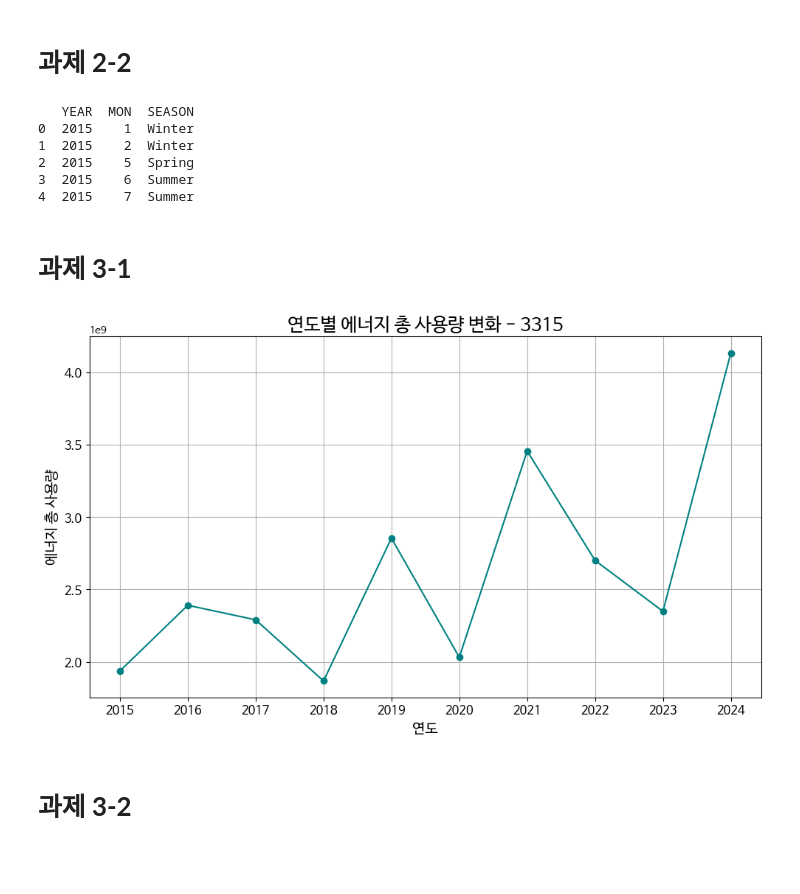
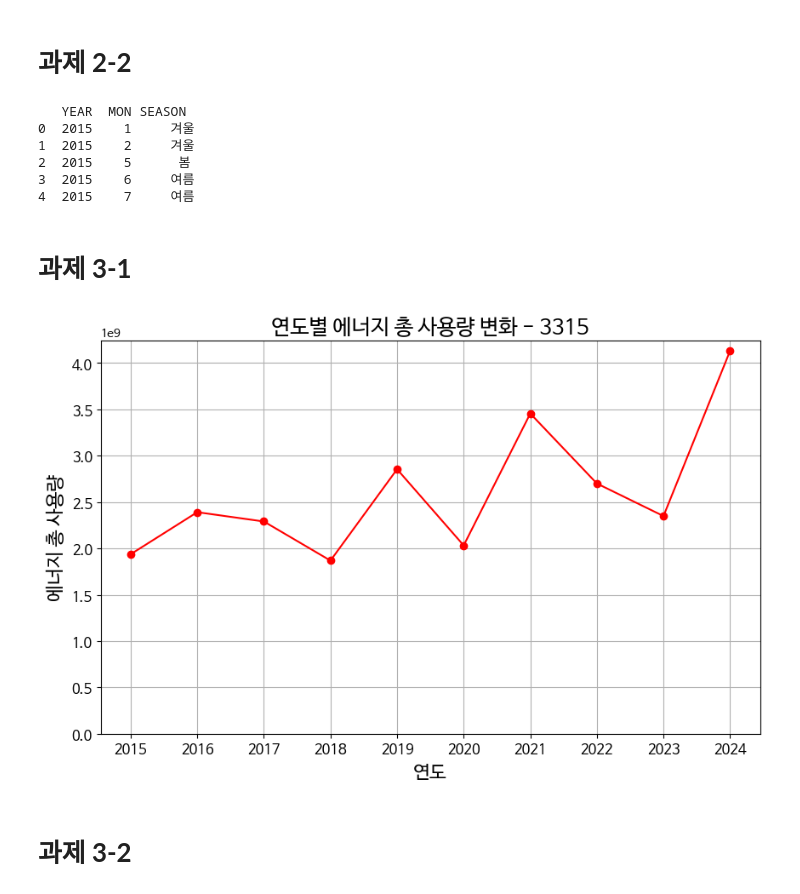
Before and after one commit to imksp/Data-Analysis-with-Open-Source, a Jupyter notebook: assignment.ipynb, the cells around one changed output. Drawn from its saved outputs; the diff is of its cells as text; code cells hidden in the pictures; blank space fills up the shorter version.

```diff
--- a/assignment.ipynb
+++ b/assignment.ipynb
@@ -119,10 +119,10 @@ print(df.head())  # 상위 5개 행 출력
 # %%
 # 월 → 계절 매핑 딕셔너리
 season_map = {
-    12: 'Winter', 1: 'Winter', 2: 'Winter',
-    3: 'Spring', 4: 'Spring', 5: 'Spring',
-    6: 'Summer', 7: 'Summer', 8: 'Summer',
-    9: 'Fall', 10: 'Fall', 11: 'Fall'
+    12: '겨울', 1: '겨울', 2: '겨울',
+    3: '봄', 4: '봄', 5: '봄',
+    6: '여름', 7: '여름', 8: '여름',
+    9: '가을', 10: '가을', 11: '가을'
 }
 
 # MON 컬럼이 문자열이면 정수로 변환
@@ -132,12 +132,12 @@ df['MON'] = df['MON'].astype(int)
 df['SEASON'] = df['MON'].map(season_map)
 print(df[['YEAR', 'MON', 'SEASON']].head())
 # %% [output]
-   YEAR  MON  SEASON
-0  2015    1  Winter
-1  2015    2  Winter
-2  2015    5  Spring
-3  2015    6  Summer
-4  2015    7  Summer
+   YEAR  MON SEASON
+0  2015    1     겨울
+1  2015    2     겨울
+2  2015    5      봄
+3  2015    6     여름
+4  2015    7     여름
 # %%
 # 한글 처리를 위한 matplotlib 설정 (2)
 
@@ -148,27 +148,26 @@ plt.rc('font', family='NanumBarunGothic')
 # %%
 import matplotlib.pyplot as plt
 
 # 문자열 → 숫자 변환
 df[['EUS', 'GUS', 'WUS', 'HUS']] = df[['EUS', 'GUS', 'WUS', 'HUS']].astype(float)
 
 # 연도별 총 사용량 계산
 df['TOTAL_USAGE'] = df['EUS'] + df['GUS'] + df['WUS'] + df['HUS']
 year_usage = df.groupby('YEAR')['TOTAL_USAGE'].sum().reset_index()
 
 # 시각화
 plt.figure(figsize=(10, 6))
-plt.plot(year_usage['YEAR'], year_usage['TOTAL_USAGE'], marker='o', linestyle='-', color='teal')
+plt.plot(year_usage['YEAR'], year_usage['TOTAL_USAGE'], marker='o', linestyle='-', color='red')
 plt.title('연도별 에너지 총 사용량 변화 - 3315', fontsize=18)
-plt.xlabel('연도', fontsize=14)
-plt.ylabel('에너지 총 사용량', fontsize=14)
+plt.xlabel('연도', fontsize=16)
+plt.ylabel('에너지 총 사용량', fontsize=16)
 plt.xticks(fontsize=12)
 plt.yticks(fontsize=12)
 plt.grid(True)
-plt.tight_layout()
-plt.savefig('energy_usage_by_year_3315.png')
+plt.ylim(bottom=0)# 없으면 1.75 정도에서 시작하기 때문에 왜곡(오해)이 생길 수 있음.
 plt.show()
 # %% [output]
-[figure, old version]
+[figure, new version]
 # %% [markdown]
 # **과제 3-2**
 # %%
```
Also changed, not shown: parts of 3 cells of this notebook.
